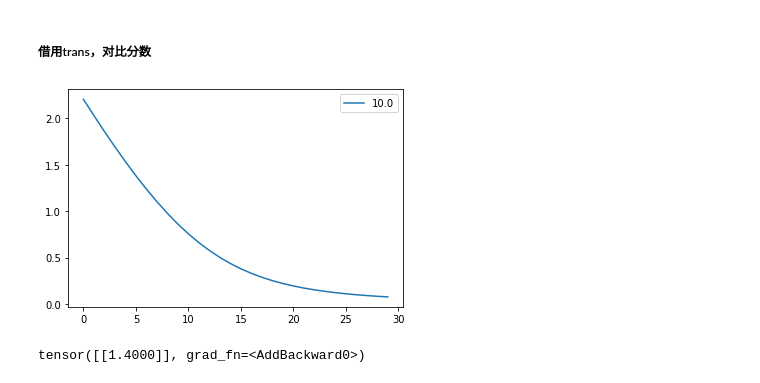
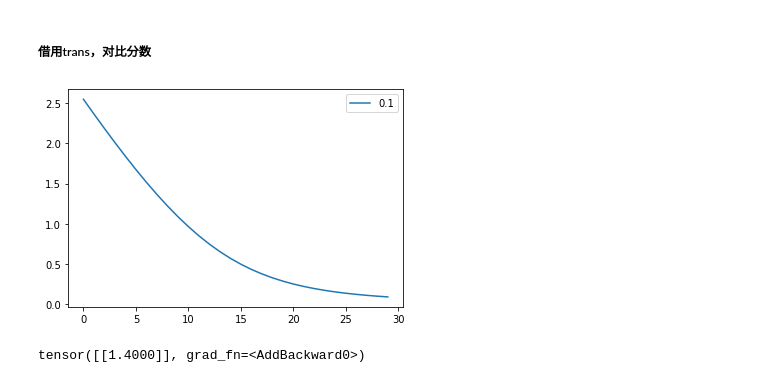
Before and after one commit to xsthunder/HMM_CRF_torch, a Jupyter notebook: nb/basic_test_for_crf.ipynb, the cells around one changed output. Saved outputs shown, nothing was run; the diff lists cells and outputs as text; code cells hidden in the pictures.

Commit message:
add basic test for crf

```diff
--- a/nb/basic_test_for_crf.ipynb
+++ b/nb/basic_test_for_crf.ipynb
@@ -78,6 +78,7 @@ def pxy(x, y, name='idk'):
 # (路劲分数/配分函数) < 1
 # log(路劲分数/配分函数) < 0
 # -log(路劲分数/配分函数) > 0
+crf = CRF(num_label)
 args = (inputs, labels)
 loss = crf(inputs, labels)
 assert torch.all(loss > 0)
@@ -94,17 +95,19 @@ del crf
 # %% [markdown]
 ##### 借用trans，对比分数
 # %%
+#test_export
 j_crf = J_crf()
-op1 = optim.Adam(j_crf.parameters(), lr=1e-1)
+lr=1e-1
+op1 = optim.Adam(j_crf.parameters(), lr=lr)
 y=[]
 x=[]
 for i in range(30):
     op1.zero_grad()
     loss = j_crf(inputs, LABELS)
     x.append(i)
     y.append(loss.detach().numpy())
     loss.backward()
     op1.step()
 pxy(x,y, lr)
 # %% [output]
-[figure, old version]
+[figure, new version]
```
Also changed, not shown: parts of 10 cells of this notebook, 1 other file.
